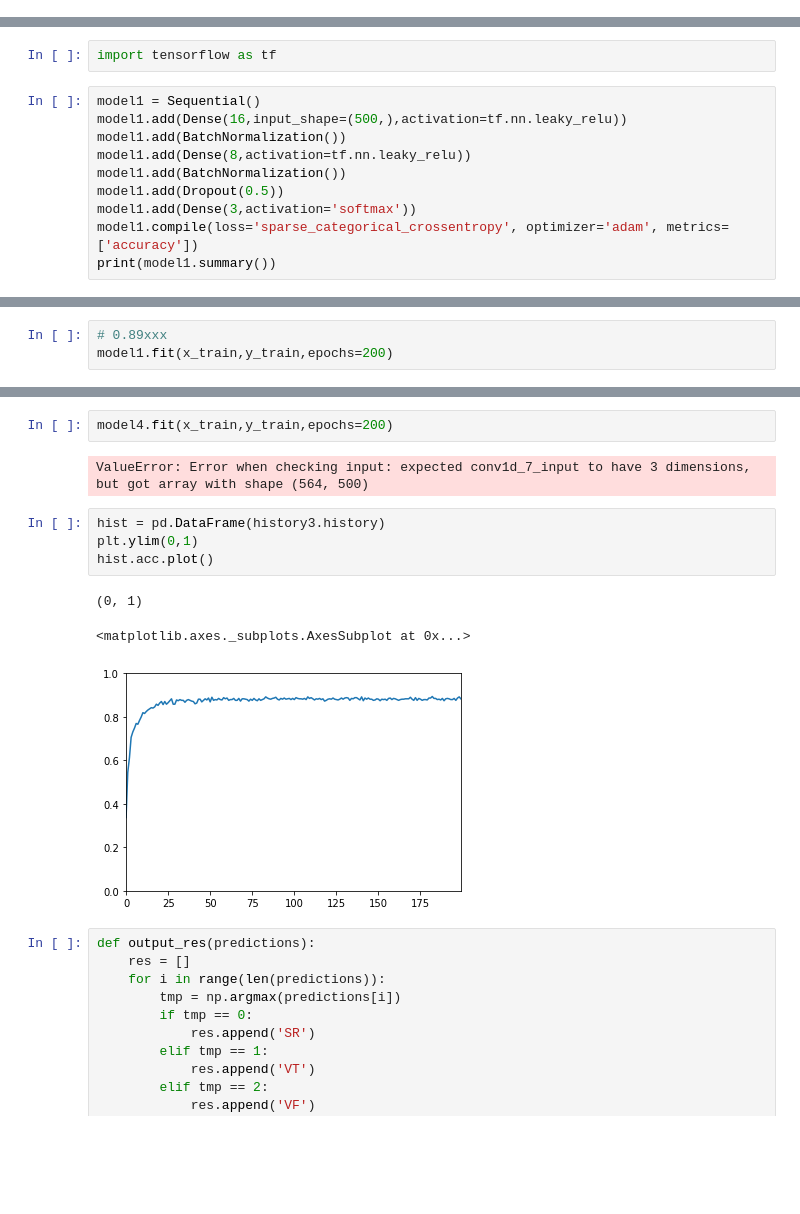
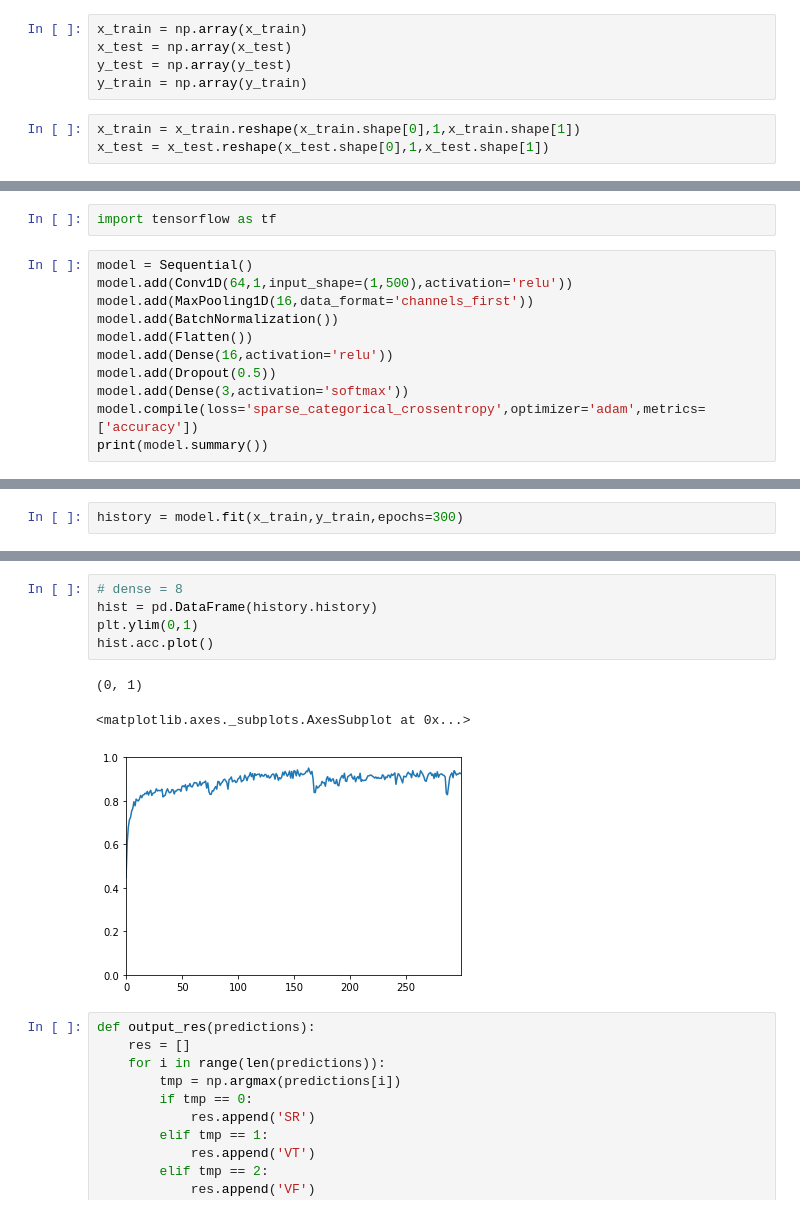
Before and after one commit to Kurokawashiro/lz, a Jupyter notebook: lz.ipynb, the cells around one changed output, grey strips where cells are left out. Cells and saved outputs as stored; diff of their text form; blank space fills up the shorter version.

```diff
--- a/lz.ipynb
+++ b/lz.ipynb
@@ -313,3 +322,11 @@ y = data['Classification'].values
 from sklearn.model_selection import train_test_split
 # %%
 x_train, x_test, y_train, y_test = train_test_split(X, y, test_size=0.01)
+# %%
+x_train = np.array(x_train)
+x_test = np.array(x_test)
+y_test = np.array(y_test)
+y_train = np.array(y_train)
+# %%
+x_train = x_train.reshape(x_train.shape[0],1,x_train.shape[1])
+x_test = x_test.reshape(x_test.shape[0],1,x_test.shape[1])
@@ -316,15 +337,16 @@ x_train, x_test, y_train, y_test = train_test_split(X, y, test_size=0.01)
 # %%
 import tensorflow as tf
 # %%
-model1 = Sequential()
-model1.add(Dense(16,input_shape=(500,),activation=tf.nn.leaky_relu))
-model1.add(BatchNormalization())
-model1.add(Dense(8,activation=tf.nn.leaky_relu))
-model1.add(BatchNormalization())
-model1.add(Dropout(0.5))
-model1.add(Dense(3,activation='softmax'))
-model1.compile(loss='sparse_categorical_crossentropy', optimizer='adam', metrics=['accuracy'])
-print(model1.summary())
+model = Sequential()
+model.add(Conv1D(64,1,input_shape=(1,500),activation='relu'))
+model.add(MaxPooling1D(16,data_format='channels_first'))
+model.add(BatchNormalization())
+model.add(Flatten())
+model.add(Dense(16,activation='relu'))
+model.add(Dropout(0.5))
+model.add(Dense(3,activation='softmax'))
+model.compile(loss='sparse_categorical_crossentropy',optimizer='adam',metrics=['accuracy'])
+print(model.summary())
 # %% [output]
 _________________________________________________________________
 Layer (type)                 Output Shape              Param #
@@ -347,6 +366,5 @@ Non-trainable params: 48
 _________________________________________________________________
 None
 # %%
-# 0.89xxx
-model1.fit(x_train,y_train,epochs=200)
+history = model.fit(x_train,y_train,epochs=300)
 # %% [output]
@@ -503,15 +388,12 @@ None
-# %%
-model4.fit(x_train,y_train,epochs=200)
-# %% [output]
-ValueError: Error when checking input: expected conv1d_7_input to have 3 dimensions, but got array with shape (564, 500)
 # %%
-hist = pd.DataFrame(history3.history)
+# dense = 8
+hist = pd.DataFrame(history.history)
 plt.ylim(0,1)
 hist.acc.plot()
 # %% [output]
 (0, 1)
 <matplotlib.axes._subplots.AxesSubplot at 0x...>
-[figure, old version]
+[figure, new version]
 # %%
 def output_res(predictions):
     res = []
```
Also changed, not shown: parts of 17 cells of this notebook.
